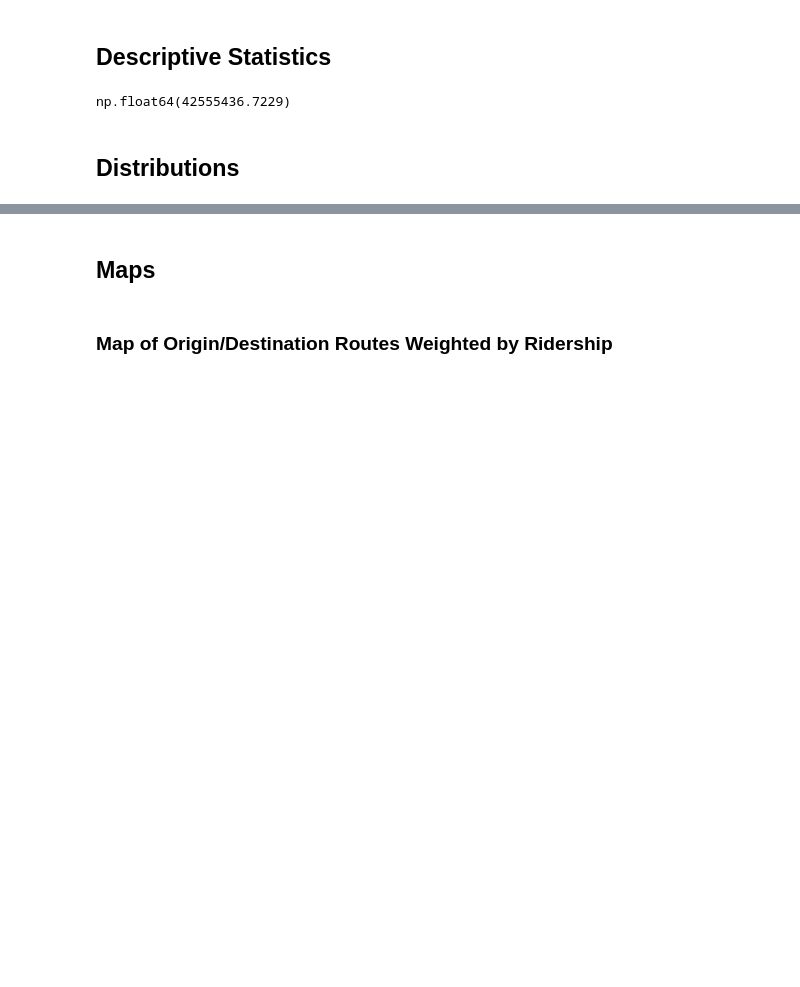
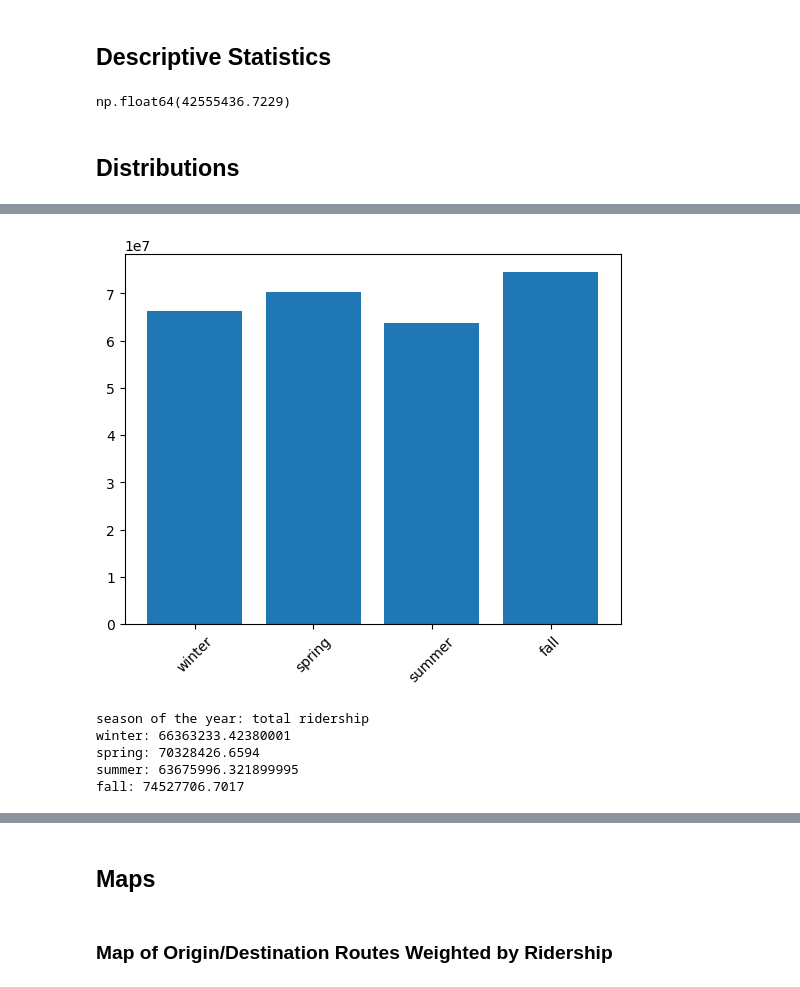
Before and after one commit to iansargent/nyc-subway-ridership-ml, a Jupyter notebook: Scripts/Analysis/exploratory_analysis.ipynb, the cells around one changed output, grey strips where cells are left out. Saved outputs shown, nothing was run; the diff lists cells and outputs as text; code cells hidden in the pictures; blank space fills up the shorter version.

Commit message:
Season analysis

```diff
--- a/Scripts/Analysis/exploratory_analysis.ipynb
+++ b/Scripts/Analysis/exploratory_analysis.ipynb
@@ -197,0 +199,19 @@ plt.show()
+# %%
+# Create a column 'Season' based on Month
+origin['season'] = np.select(
+    [
+        (origin['month'] >= 3) & (origin['month'] <= 5),          # Condition 1
+        (origin['month'] >= 6) & (origin['month'] <= 8),  # Condition 2
+        (origin['month'] >= 9) & (origin['month'] <= 11),
+        (origin['month'] == 12) | (origin['month'] <= 2)
+    ],
+    [
+        'spring',  # Value if Condition 1 is True
+        'summer',    # Value if Condition 2 is True
+        'fall',
+        'winter'
+    ],
+    default='Unknown'
+)
+
+origin.head()
@@ -197,0 +225,19 @@ plt.show()
+# %%
+# origin season
+season = ['winter', 'spring', 'summer', 'fall']
+
+season = origin['season'].unique()
+total_ridership_per_season = [origin[origin['season'] == i]['sum_estimated_average_ridership'].sum() for i in season]
+plt.bar(season, total_ridership_per_season)
+plt.tick_params(axis='x', labelrotation=45)
+plt.show()
+print('season of the year: total ridership')
+for i in range(len(season)):
+    print(f'{season[i]}: {total_ridership_per_season[i]}')
+# %% [output]
+[figure, added]
+season of the year: total ridership
+winter: 66363233.42380001
+spring: 70328426.6594
+summer: 63675996.321899995
+fall: 74527706.7017
```
Also changed, not shown: parts of 10 cells of this notebook.
